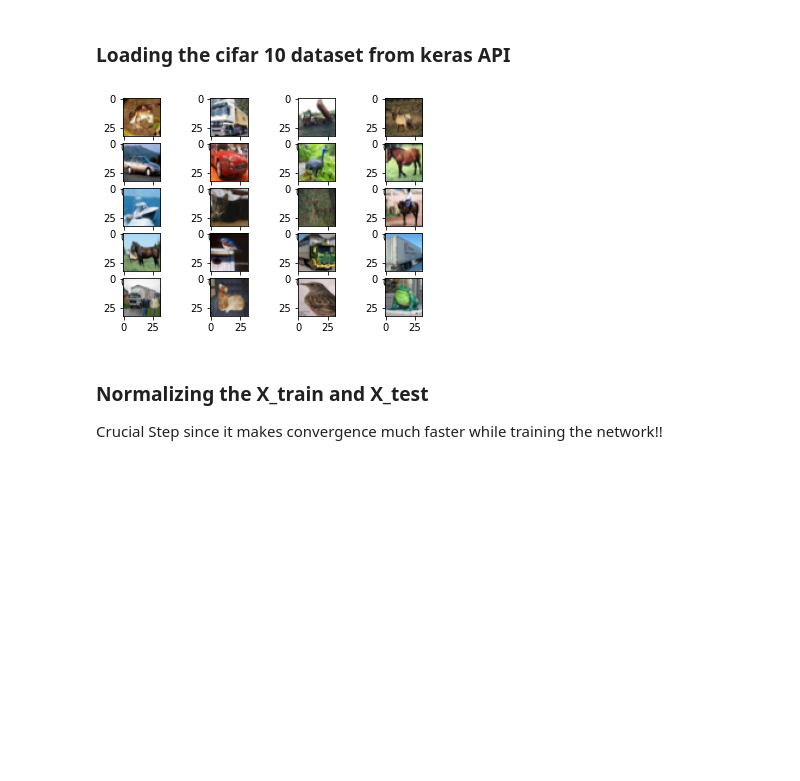
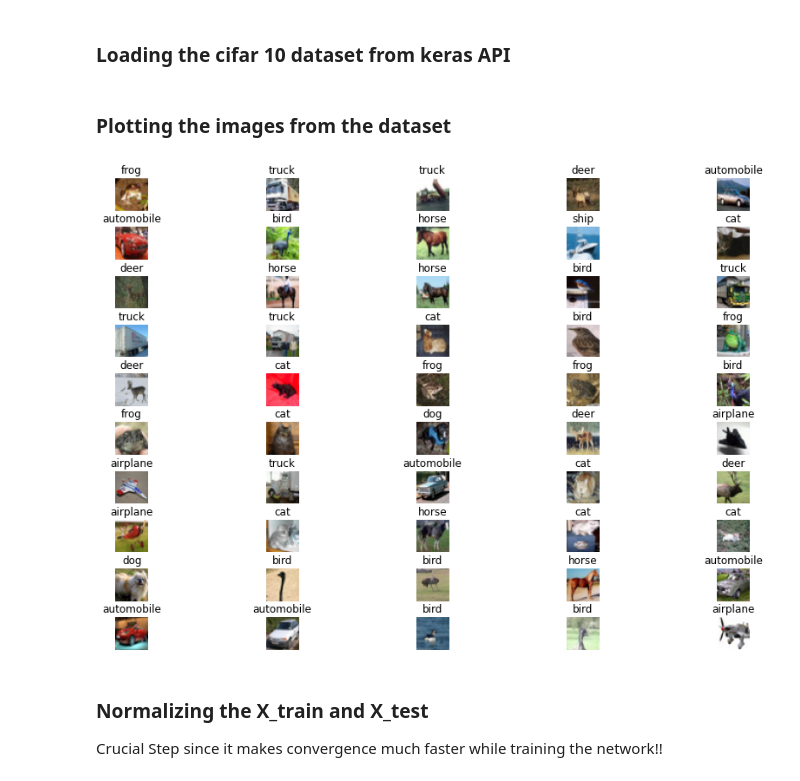
Before and after one commit to shressujan/Image_classification, a Jupyter notebook: image_classification.ipynb, the cells around one changed output. Cells and saved outputs as stored; diff of their text form; code cells hidden in the pictures; blank space fills up the shorter version.

```diff
--- a/image_classification.ipynb
+++ b/image_classification.ipynb
@@ -15,17 +19,26 @@ import matplotlib.pyplot as plt
 # %% [markdown]
 ### **Loading the cifar 10 dataset from keras API**
+# %%
+#pre-processing the dataset
+#FYI keras dataset comes already pre processed to an extent, so we can use methods like load_data().
+(X_train, Y_train), (X_test, Y_test) = cifar10.load_data()
+
+class_labels = ['airplane', 'automobile', 'bird', 'cat', 'deer', 'dog', 'frog', 'horse', 'ship', 'truck']
+# %% [markdown]
+### **Plotting the images from the dataset**
 # %%
-#pre-processing the dataset
-(X_train, Y_train), (X_test, Y_test) = cifar10.load_data()
-
-for i in range(20):
-  plt.subplot(5, 4, i+1)
+plt.figure(figsize=(15,10))
+for i in range(50):
+  plt.subplot(10, 5, i + 1)
+  plt.subplots_adjust(hspace=0.5)
   plt.imshow(X_train[i])
+  plt.axis('off')
+  plt.title(class_labels[Y_train[i][0]])
 
 #just getting a feel for what kind of dataset i am up against
 plt.show()
 # %% [output]
-[figure, old version]
+[figure, new version]
 # %% [markdown]
 ### **Normalizing the X_train and X_test**
 Crucial Step since it makes convergence much faster while training the network!!
```
Also changed, not shown: parts of 23 cells of this notebook.
